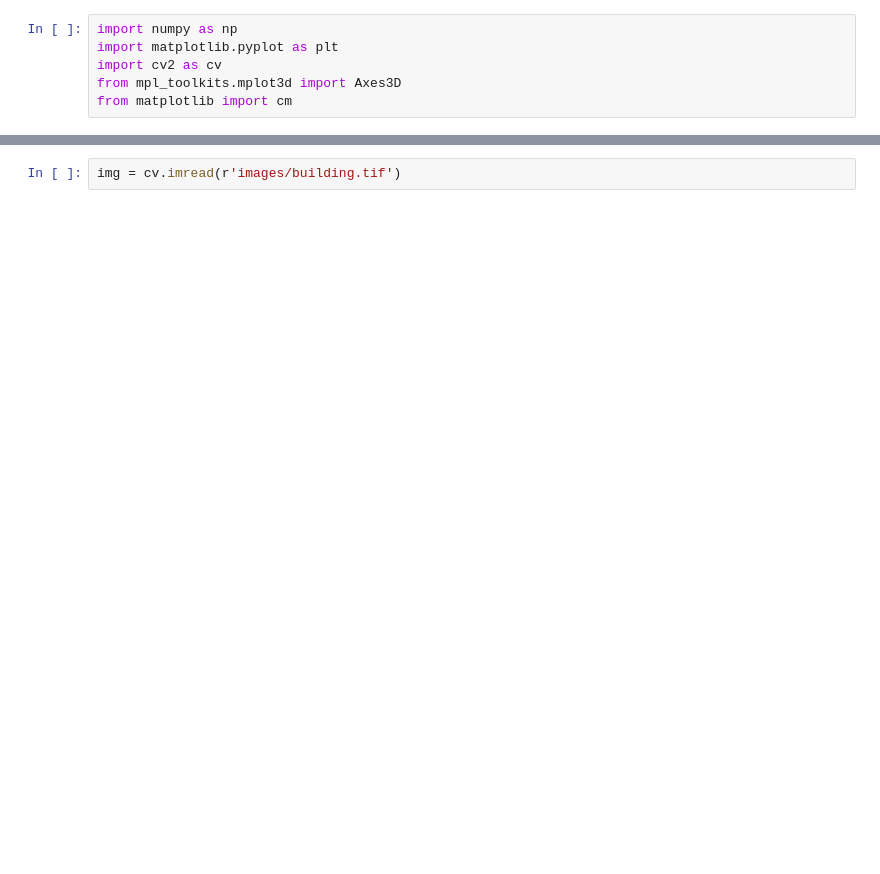
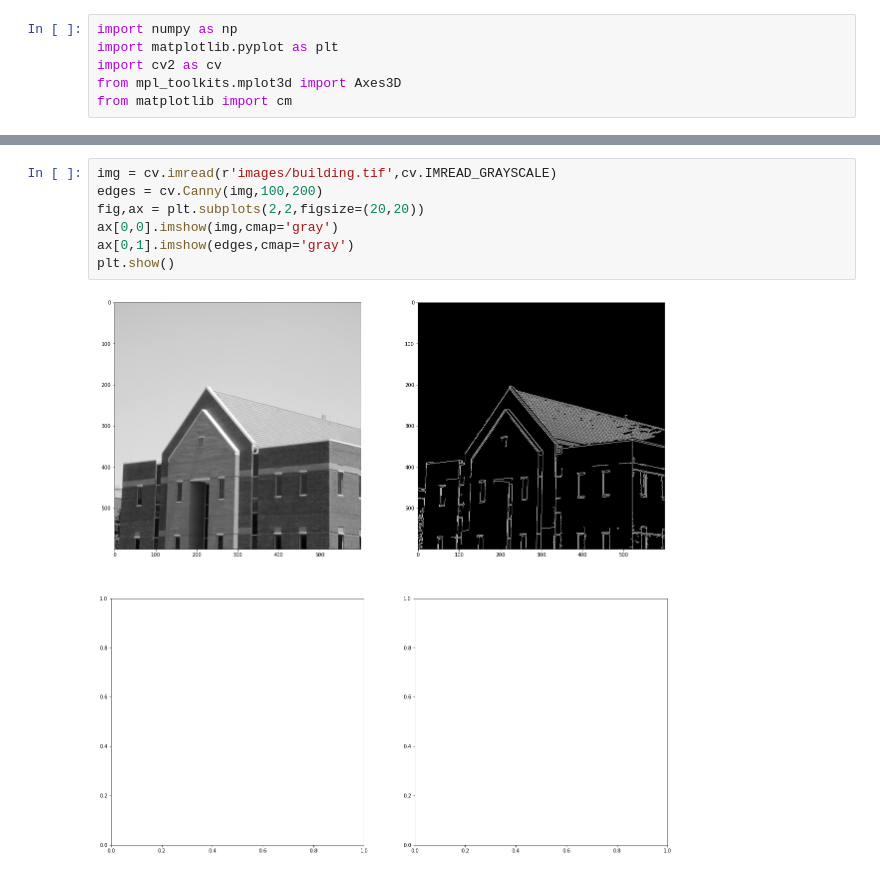
Before and after one commit to Nisitha529/EN2550_ImageProcessingAndMachineVision, a Jupyter notebook: Day 4/day4.ipynb, the cells around one changed output, grey strips where cells are left out. Cells and saved outputs as stored; diff of their text form; blank space fills up the shorter version.

Commit message:
Canny

```diff
--- a/Day 4/day4.ipynb
+++ b/Day 4/day4.ipynb
@@ -31,2 +30,9 @@ plt.show()
-# %%
-img = cv.imread(r'images/building.tif')
+# %%
+img = cv.imread(r'images/building.tif',cv.IMREAD_GRAYSCALE)
+edges = cv.Canny(img,100,200)
+fig,ax = plt.subplots(2,2,figsize=(20,20))
+ax[0,0].imshow(img,cmap='gray')
+ax[0,1].imshow(edges,cmap='gray')
+plt.show()
+# %% [output]
+[figure, added]
```
Also changed, not shown: parts of 1 cell of this notebook.
